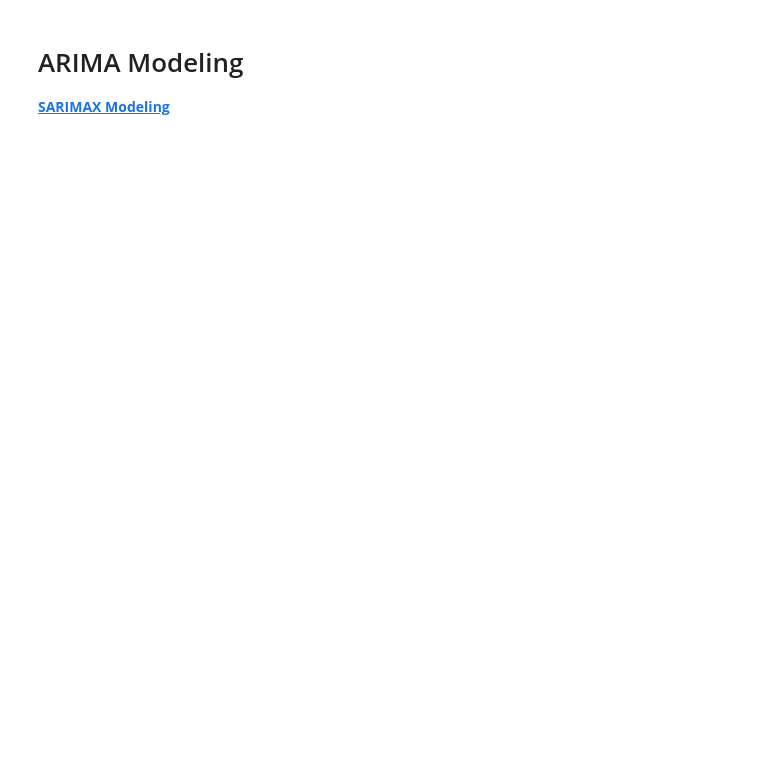
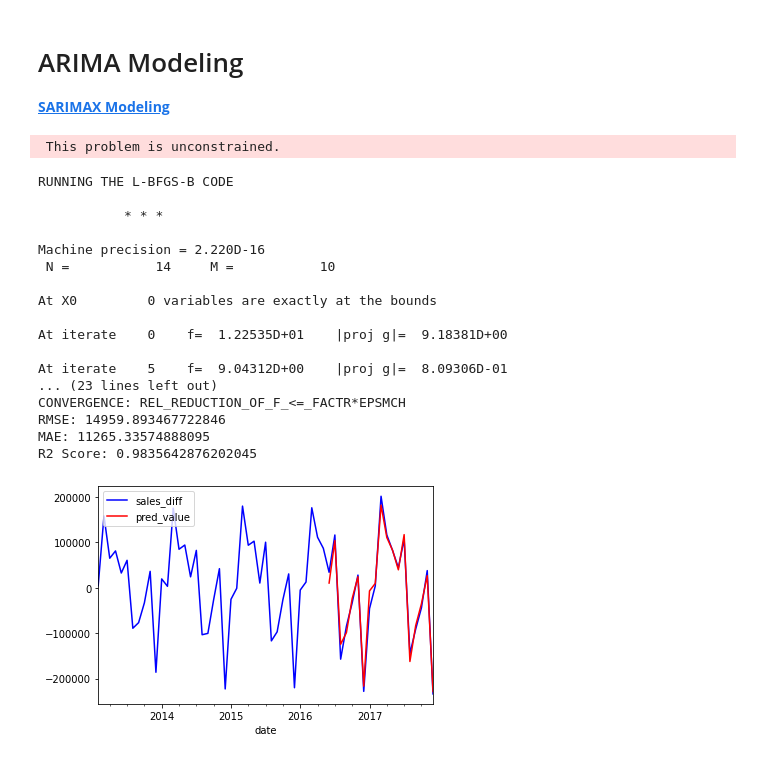
Before and after one commit to badl7/Forecasting_future_sales, a Jupyter notebook: forecasting-future-sales-using-machine-learning.ipynb, the cells around one changed output. Drawn from its saved outputs; the diff is of its cells as text; code cells hidden in the pictures; blank space fills up the shorter version.

```diff
--- a/forecasting-future-sales-using-machine-learning.ipynb
+++ b/forecasting-future-sales-using-machine-learning.ipynb
@@ -357,13 +352,11 @@ time_plot(stationary_df, 'date', 'sales_diff', 'Monthly Sales After Diff Transfo
 >  For our Arima model, we will need only a datetime index and the dependent variable (diff in sales) columns.
 # %%
 def build_arima_data(data):
+    """Generates a csv-file with a datetime index and a dependent sales column for ARIMA modeling."""
+
     da_data = data.set_index('date').drop('sales', axis=1)
     da_data.dropna(axis=0)
-    """Generates a csv-file with a datetime index and a dependent sales column for ARIMA modeling."""
 
-    da_data.to_csv('../data/arima_df.csv')
+    da_data.to_csv('./arima_df.csv')
 
     return da_data
-
-datatime_df = build_arima_data(stationary_df)
-datatime_df # ARIMA Dataframe
@@ -758,6 +794,8 @@ def lstm_model(train_data, test_data):
 # ARIMA Modeling
 
 [ **SARIMAX Modeling**  ](https://machinelearningmastery.com/sarima-for-time-series-forecasting-in-python/)
+# %%
+datatime_df.index = pd.to_datetime(datatime_df.index)
 # %%
 def sarimax_model(data):
     """Runs an arima model with 12 lags and yearly seasonal impact. Generates
@@ -772,11 +810,40 @@ def sarimax_model(data):
     # Generate predictions:
     start, end, dynamic = 40, 100, 7
     data['pred_value'] = sar.predict(start=start, end=end, dynamic=dynamic)
+    pred_df = data.pred_value[start+dynamic:end]
 
-    # Generate predictions dataframe
-    origin_df = m_df
-    unscaled_df = prediction_df(data, origin_df)
+    data[["sales_diff","pred_value"]].plot(color=['blue', 'Red'])
+    plt.legend(loc='upper left')
 
-    # Print scores and plot results
-    get_scores(unscaled_df, origin_df, 'ARIMA')
-    plot_results(unscaled_df, origin_df, 'ARIMA')
+    model_score = {}
+
+    rmse = np.sqrt(mean_squared_error(data.sales_diff[-12:], data.pred_value[-12:]))
+    mae = mean_absolute_error(data.sales_diff[-12:], data.pred_value[-12:])
+    r2 = r2_score(data.sales_diff[-12:], data.pred_value[-12:])
+    model_scores['ARIMA'] = [rmse, mae, r2]
+
+    print(f"RMSE: {rmse}\nMAE: {mae}\nR2 Score: {r2}")
+
+    return sar, data, pred_df
+# %%
+sar, datatime_df, predictions = sarimax_model(datatime_df)
+# %% [output]
+ This problem is unconstrained.
+RUNNING THE L-BFGS-B CODE
+
+           * * *
+
+Machine precision = 2.220D-16
+ N =           14     M =           10
+
+At X0         0 variables are exactly at the bounds
+
+At iterate    0    f=  1.22535D+01    |proj g|=  9.18381D+00
+
+At iterate    5    f=  9.04312D+00    |proj g|=  8.09306D-01
+... (23 lines left out)
+CONVERGENCE: REL_REDUCTION_OF_F_<=_FACTR*EPSMCH
+RMSE: 14959.893467722846
+MAE: 11265.33574888095
+R2 Score: 0.9835642876202045
+[figure, added]
```
Also changed, not shown: parts of 31 cells of this notebook.
